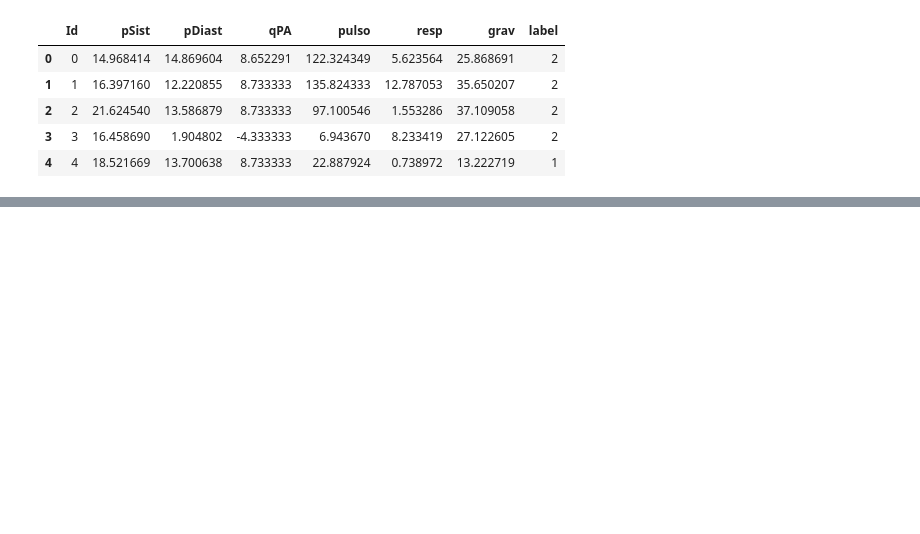
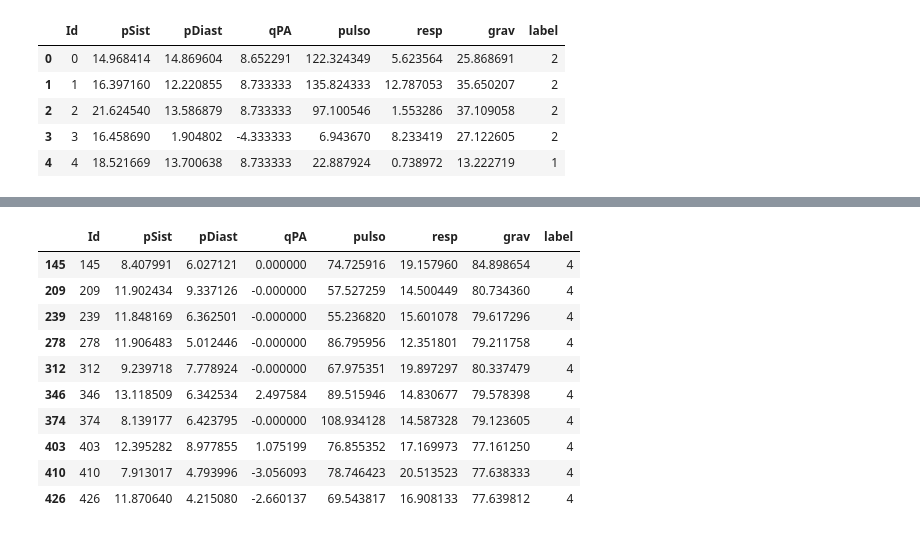
Before and after one commit to tacla/VictimSim2, a Jupyter notebook: ex02_random_dfs/notebooks/classificadores.ipynb, the cells around one changed output, grey strips where cells are left out. Cells and saved outputs as stored; diff of their text form; code cells hidden in the pictures; blank space fills up the shorter version.

```diff
--- a/ex02_random_dfs/notebooks/classificadores.ipynb
+++ b/ex02_random_dfs/notebooks/classificadores.ipynb
@@ -306,0 +444,17 @@ sns.histplot(data=df_victims, x='resp',hue='label', bins=20, palette='magma')
+# %%
+# Select the stable victims
+df_stable = df_victims[df_victims['label'] == 4]
+# %%
+df_stable.head(10)
+# %% [output]
+|  | Id | pSist | pDiast | qPA | pulso | resp | grav | label |
+| 145 | 145 | 8.407991 | 6.027121 | 0.000000 | 74.725916 | 19.157960 | 84.898654 | 4 |
+| 209 | 209 | 11.902434 | 9.337126 | -0.000000 | 57.527259 | 14.500449 | 80.734360 | 4 |
+| 239 | 239 | 11.848169 | 6.362501 | -0.000000 | 55.236820 | 15.601078 | 79.617296 | 4 |
+| 278 | 278 | 11.906483 | 5.012446 | -0.000000 | 86.795956 | 12.351801 | 79.211758 | 4 |
+| 312 | 312 | 9.239718 | 7.778924 | -0.000000 | 67.975351 | 19.897297 | 80.337479 | 4 |
+| 346 | 346 | 13.118509 | 6.342534 | 2.497584 | 89.515946 | 14.830677 | 79.578398 | 4 |
+| 374 | 374 | 8.139177 | 6.423795 | -0.000000 | 108.934128 | 14.587328 | 79.123605 | 4 |
+| 403 | 403 | 12.395282 | 8.977855 | 1.075199 | 76.855352 | 17.169973 | 77.161250 | 4 |
+| 410 | 410 | 7.913017 | 4.793996 | -3.056093 | 78.746423 | 20.513523 | 77.638333 | 4 |
+| 426 | 426 | 11.870640 | 4.215080 | -2.660137 | 69.543817 | 16.908133 | 77.639812 | 4 |
```
Also changed, not shown: parts of 36 cells of this notebook, 2 other files.
